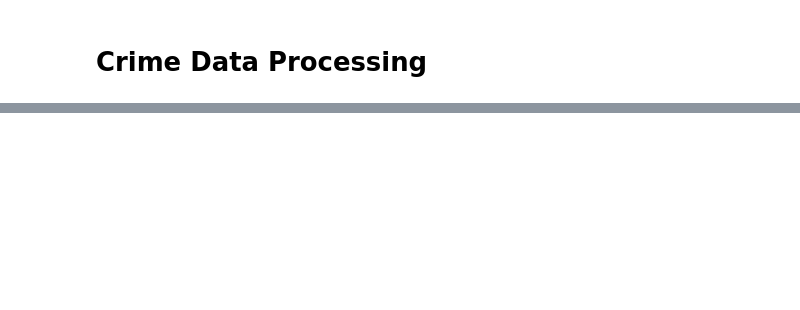
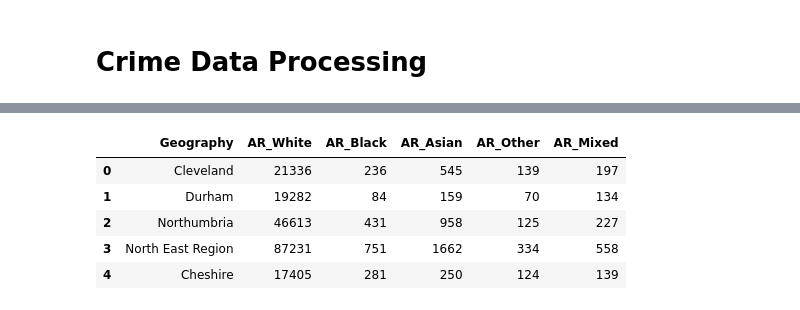
Before and after one commit to neerajthandayan/CourseProject, a Jupyter notebook: Crime_Data.ipynb, the cells around one changed output, grey strips where cells are left out. Cells and saved outputs as stored; diff of their text form; code cells hidden in the pictures; blank space fills up the shorter version.

```diff
--- a/Crime_Data.ipynb
+++ b/Crime_Data.ipynb
@@ -70,0 +75,18 @@ df1['SS_Total'] = df1.iloc[:,1:].sum(axis=1)
+# %%
+# Data laod and Pre-processing
+
+AR = pd.read_excel('arrests-1011-tabs.xls.1', sheet_name='A.11', header=7)
+AR = pd.concat([AR.iloc[:,0],AR.iloc[:67,18:]], axis=1)
+AR = AR.iloc[:,[0,1,3,5,7,9]]
+AR = AR.dropna()
+AR = AR.reset_index(drop=True)
+AR.columns = ['Geography','AR_White','AR_Black','AR_Asian','AR_Mixed','AR_Other']
+AR = AR[['Geography','AR_White','AR_Black','AR_Asian','AR_Other','AR_Mixed']]
+AR.head(5)
+# %% [output]
+|  | Geography | AR_White | AR_Black | AR_Asian | AR_Other | AR_Mixed |
+| 0 | Cleveland | 21336 | 236 | 545 | 139 | 197 |
+| 1 | Durham | 19282 | 84 | 159 | 70 | 134 |
+| 2 | Northumbria | 46613 | 431 | 958 | 125 | 227 |
+| 3 | North East Region | 87231 | 751 | 1662 | 334 | 558 |
+| 4 | Cheshire | 17405 | 281 | 250 | 124 | 139 |
```
Also changed, not shown: parts of 13 cells of this notebook.
